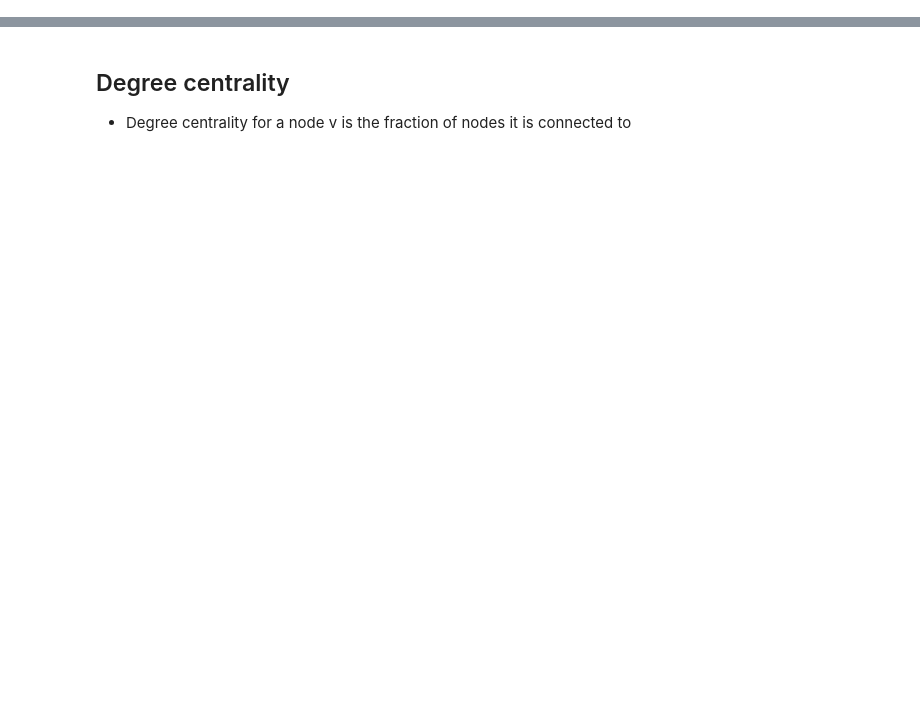
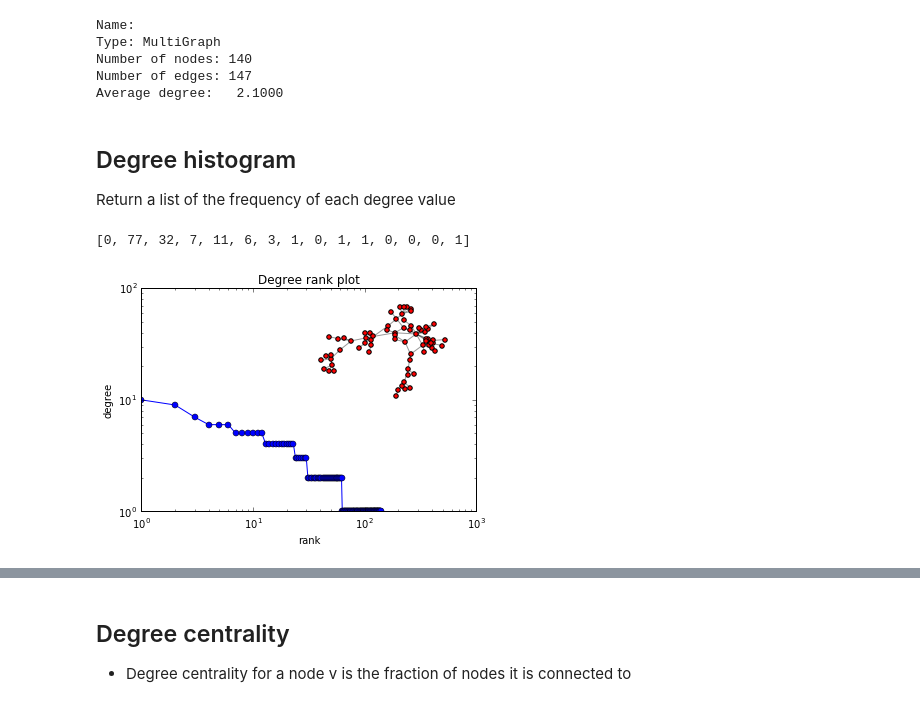
Before and after one commit to gloriakang/vax-sentiment, a Jupyter notebook: graph-analysis.ipynb, the cells around one changed output, grey strips where cells are left out. Saved outputs shown, nothing was run; the diff lists cells and outputs as text; code cells hidden in the pictures; blank space fills up the shorter version.

```diff
--- a/graph-analysis.ipynb
+++ b/graph-analysis.ipynb
@@ -17,0 +19,39 @@ nx.draw_spring(graph, with_labels=True, arrows=True)
+# %%
+info = nx.info(graph)
+print info
+# %% [output]
+Name:
+Type: MultiGraph
+Number of nodes: 140
+Number of edges: 147
+Average degree:   2.1000
+# %% [markdown]
+## Degree histogram
+Return a list of the frequency of each degree value
+# %%
+# returns a list of frequencies of degrees;
+# The degree values are the index in the list.
+nx.degree_histogram(graph)
+# %% [output]
+[0, 77, 32, 7, 11, 6, 3, 1, 0, 1, 1, 0, 0, 0, 1]
+# %%
+degree_sequence=sorted(nx.degree(graph).values(),reverse=True) # degree sequence
+#print "Degree sequence", degree_sequence
+dmax=max(degree_sequence)
+
+plt.loglog(degree_sequence,'b-',marker='o')
+plt.title("Degree rank plot")
+plt.ylabel("degree")
+plt.xlabel("rank")
+
+# draw graph in inset
+plt.axes([0.45,0.45,0.45,0.45])
+Gcc=sorted(nx.connected_component_subgraphs(graph), key = len, reverse=True)[0]
+pos=nx.spring_layout(Gcc)
+plt.axis('off')
+nx.draw_networkx_nodes(Gcc,pos,node_size=20)
+nx.draw_networkx_edges(Gcc,pos,alpha=0.4)
+
+plt.show()
+# %% [output]
+[figure, added]
```
Also changed, not shown: parts of 21 cells of this notebook.
